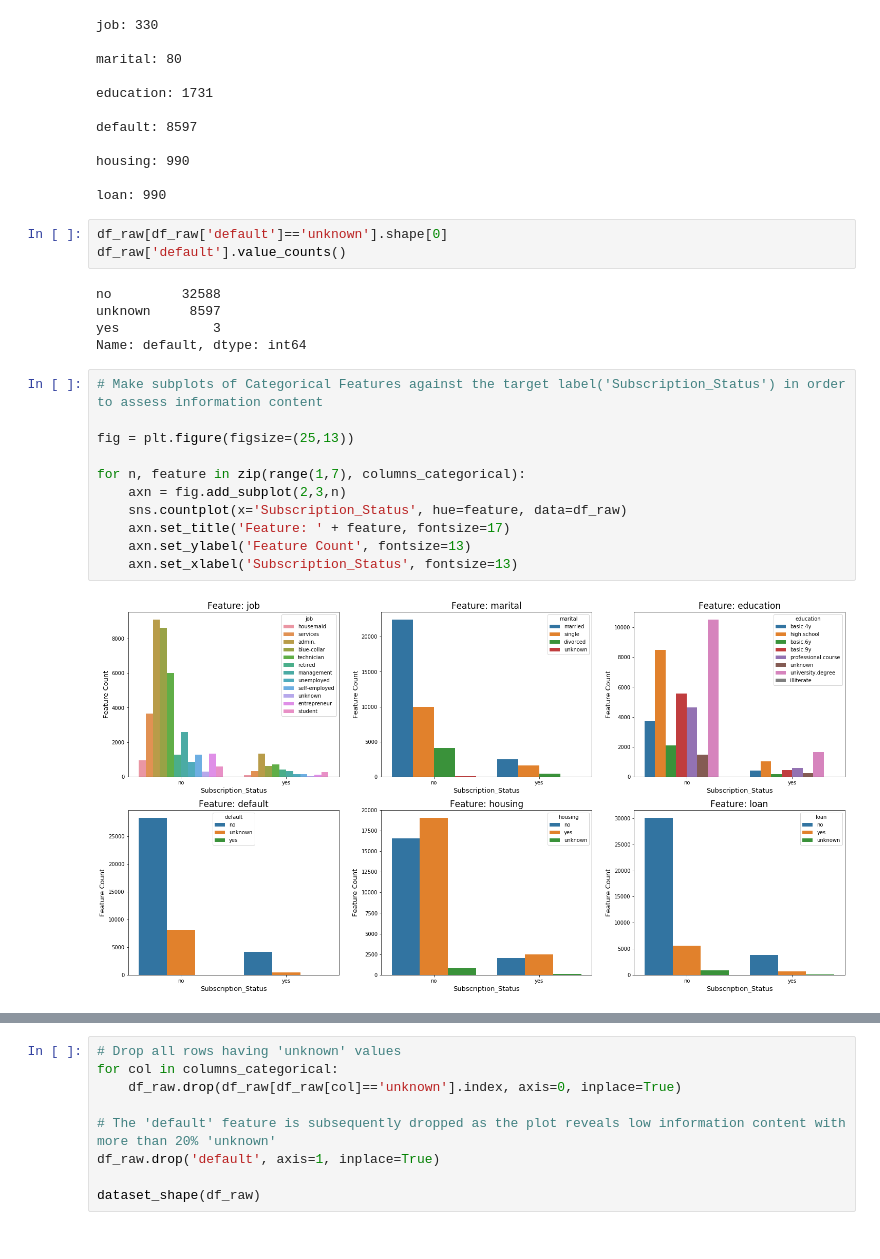
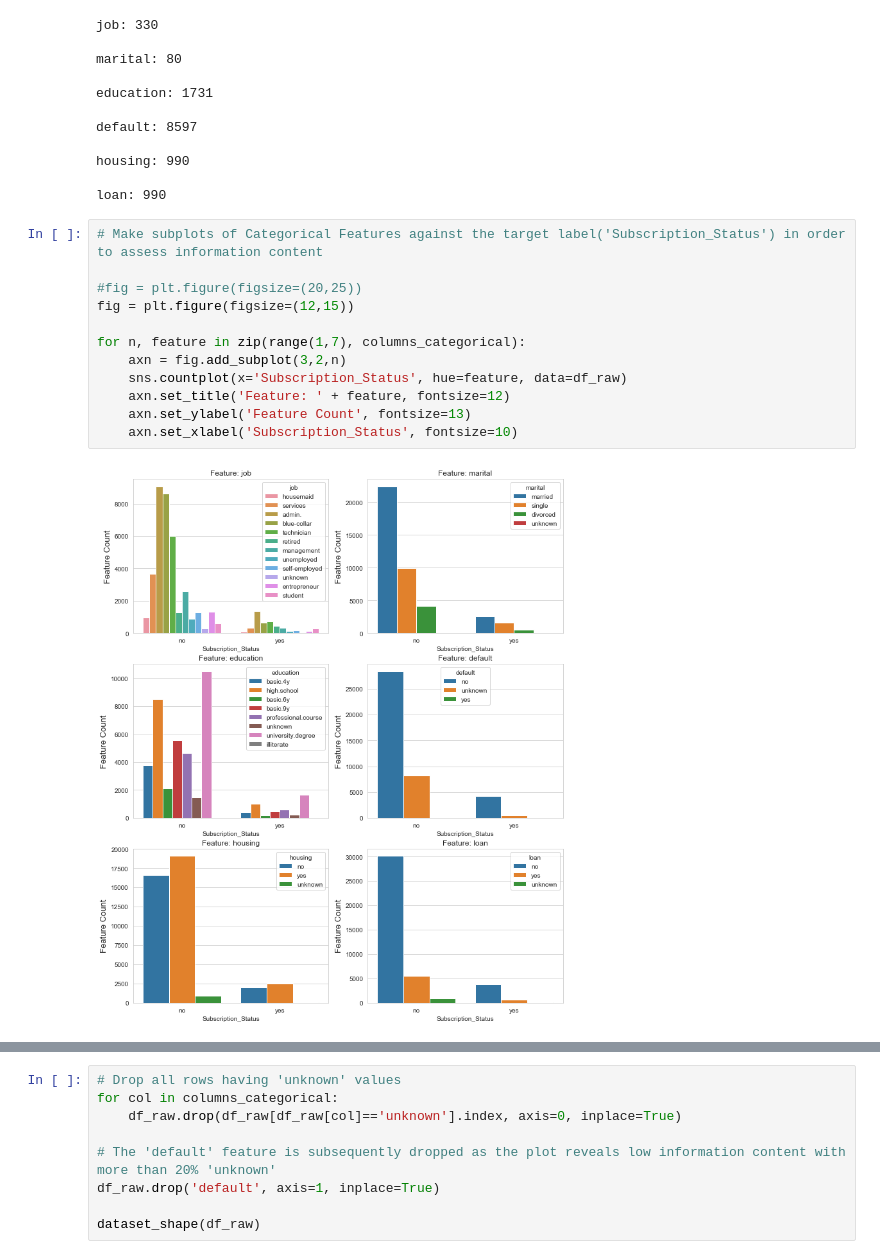
Before and after one commit to adejokun/Advanced-Data-Science-Capstone, a Jupyter notebook: Marketing Analytics.ipynb, the cells around one changed output, grey strips where cells are left out. Cells and saved outputs as stored; diff of their text form.

```diff
--- a/Marketing Analytics.ipynb
+++ b/Marketing Analytics.ipynb
@@ -152,24 +167,17 @@ default: 8597
 housing: 990
 
 loan: 990
-# %%
-df_raw[df_raw['default']=='unknown'].shape[0]
-df_raw['default'].value_counts()
-# %% [output]
-no         32588
-unknown     8597
-yes            3
-Name: default, dtype: int64
 # %%
 # Make subplots of Categorical Features against the target label('Subscription_Status') in order to assess information content
 
-fig = plt.figure(figsize=(25,13))
+#fig = plt.figure(figsize=(20,25))
+fig = plt.figure(figsize=(12,15))
 
 for n, feature in zip(range(1,7), columns_categorical):
-    axn = fig.add_subplot(2,3,n)
+    axn = fig.add_subplot(3,2,n)
     sns.countplot(x='Subscription_Status', hue=feature, data=df_raw)
-    axn.set_title('Feature: ' + feature, fontsize=17)
+    axn.set_title('Feature: ' + feature, fontsize=12)
     axn.set_ylabel('Feature Count', fontsize=13)
-    axn.set_xlabel('Subscription_Status', fontsize=13)
+    axn.set_xlabel('Subscription_Status', fontsize=10)
 # %% [output]
-[figure, old version]
+[figure, new version]
```
Also changed, not shown: parts of 61 cells of this notebook.
